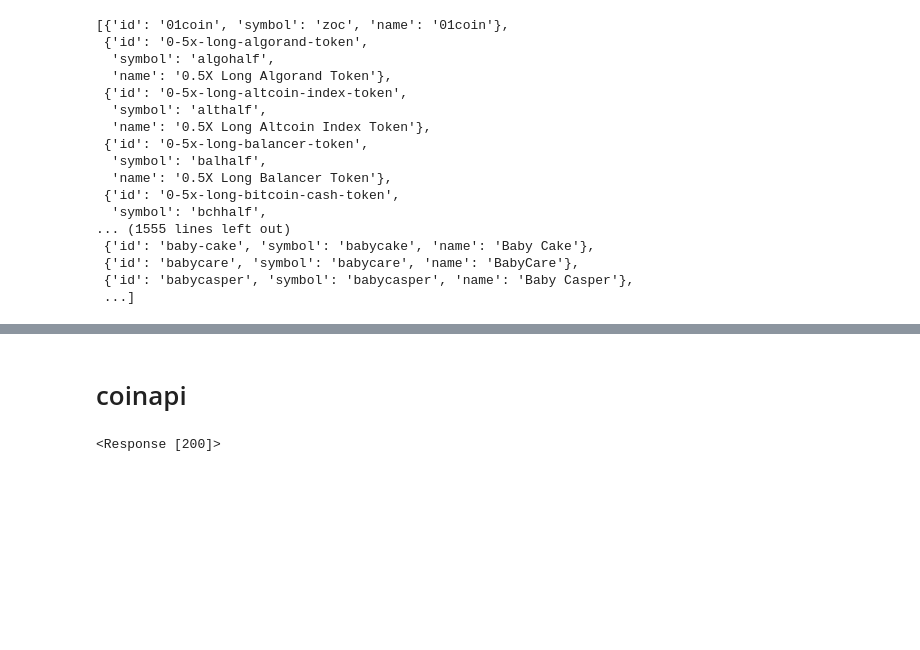
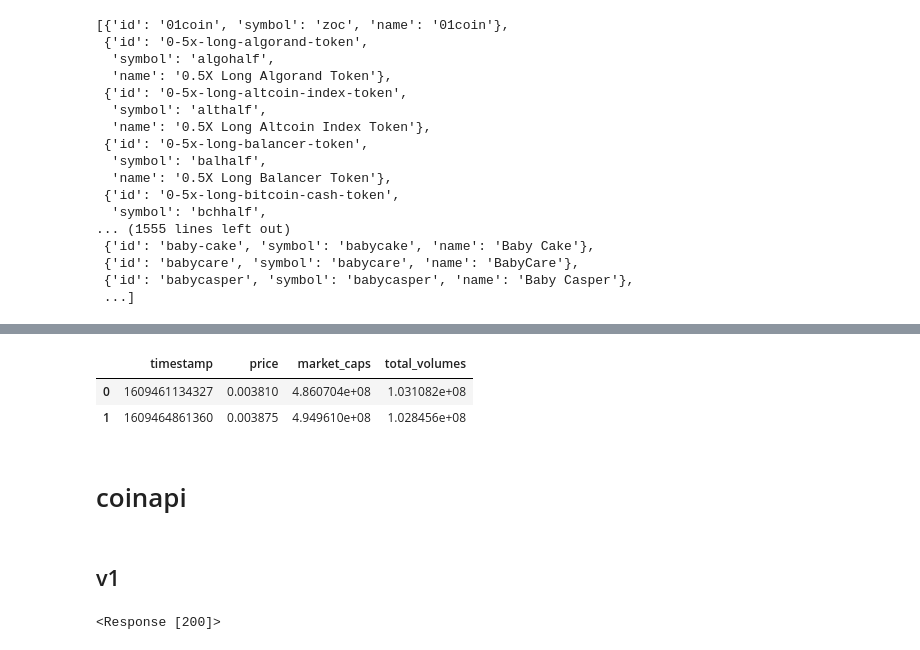
Before and after one commit to modverre/crypto_prediction, a Jupyter notebook: notebooks/robert--get_historical_crypto_prices.ipynb, the cells around one changed output, grey strips where cells are left out. Drawn from its saved outputs; the diff is of its cells as text; code cells hidden in the pictures; blank space fills up the shorter version.

```diff
--- a/notebooks/robert--get_historical_crypto_prices.ipynb
+++ b/notebooks/robert--get_historical_crypto_prices.ipynb
@@ -42,0 +173,4 @@ coins
+# %%
+df.dtypes
+
+df['test'] = df['timestamp'].apply(pd.to_datetime(df['timestamp'], unit='ms'))
@@ -43,5 +218,13 @@ coins
+# %%
+df.head(2)
+# %% [output]
+|  | timestamp | price | market_caps | total_volumes |
+| 0 | 1609461134327 | 0.003810 | 4.860704e+08 | 1.031082e+08 |
+| 1 | 1609464861360 | 0.003875 | 4.949610e+08 | 1.028456e+08 |
 # %% [markdown]
 # coinapi
+# %% [markdown]
+## v1
 # %%
 import requests
 #url = 'http://rest.coinapi.io/v1/ohlcv/periods'
```
Also changed, not shown: parts of 46 cells of this notebook.
